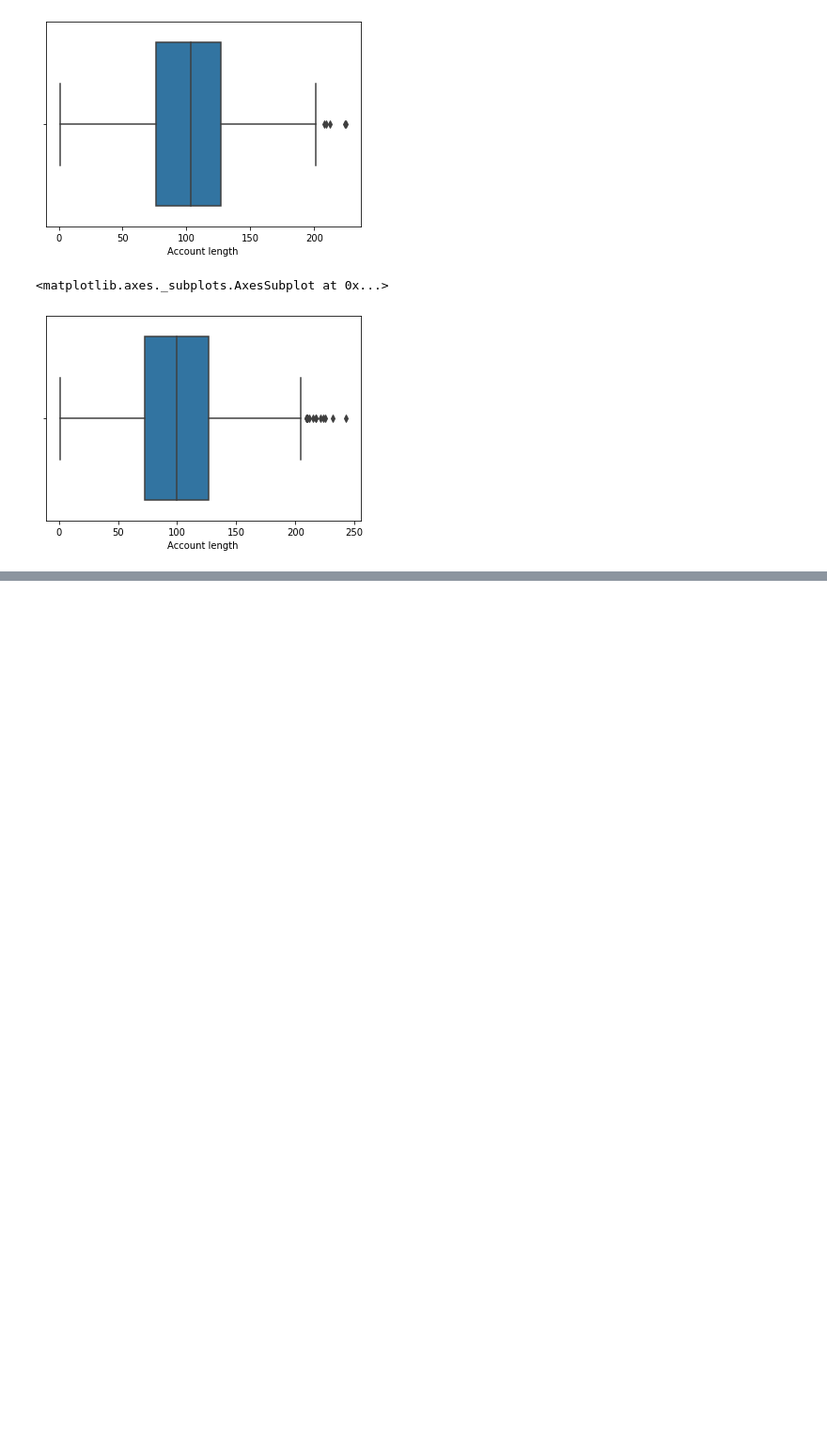
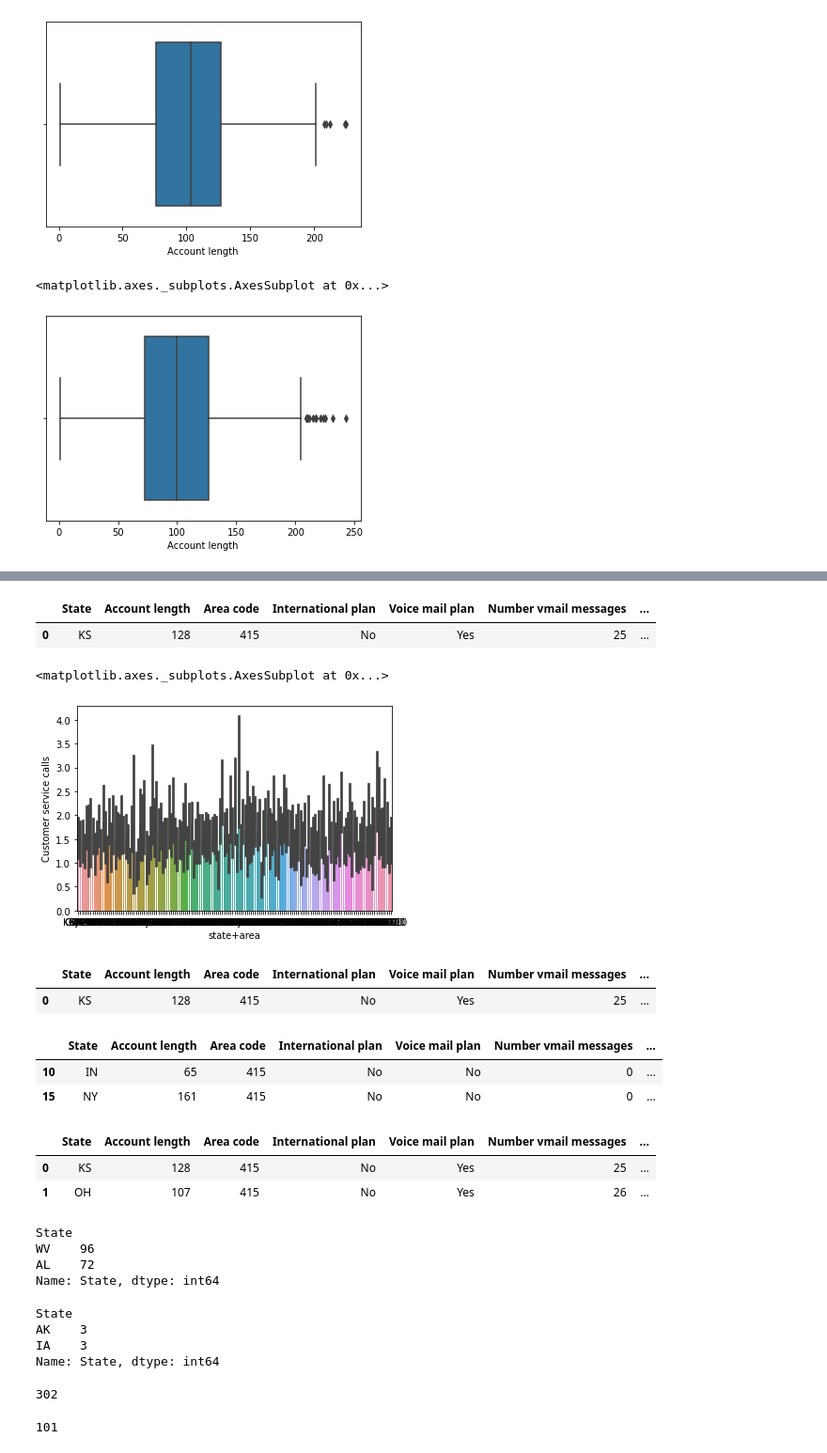
Before and after one commit to Pranavthimmaiah/Telecom-Churn-and-customer-retention-methods, a Jupyter notebook: Pranav_Thimmaiah_Team_1_Capstone_Project.ipynb, the cells around one changed output, grey strips where cells are left out. Shown at 94% size. Cells and saved outputs as stored; diff of their text form; code cells hidden in the pictures; blank space fills up the shorter version.

```diff
--- a/Pranav_Thimmaiah_Team_1_Capstone_Project.ipynb
+++ b/Pranav_Thimmaiah_Team_1_Capstone_Project.ipynb
@@ -53,4 +39,2 @@ Int Charges
 
 2) due to bad customer service
-# %%
-x=df['Churn']==
@@ -101,0 +105,12 @@ sns.boxplot(df[df['Churn']==False]['Account length'])
+# %%
+df['state+area']=df.apply(lambda x: x['State']+str(x['Area code']),axis=1)
+# %%
+df.head(1)
+# %% [output]
+|  | State | Account length | Area code | International plan | Voice mail plan | Number vmail messages | ... |
+| 0 | KS | 128 | 415 | No | Yes | 25 | ... |
+# %%
+sns.barplot(x=df['state+area'],y=df['Customer service calls'])
+# %% [output]
+<matplotlib.axes._subplots.AxesSubplot at 0x...>
+[figure, added]
@@ -101,0 +119,5 @@ sns.boxplot(df[df['Churn']==False]['Account length'])
+# %%
+df.head(1)
+# %% [output]
+|  | State | Account length | Area code | International plan | Voice mail plan | Number vmail messages | ... |
+| 0 | KS | 128 | 415 | No | Yes | 25 | ... |
@@ -101,0 +128,34 @@ sns.boxplot(df[df['Churn']==False]['Account length'])
+# %%
+true_df.head(2)
+# %% [output]
+|  | State | Account length | Area code | International plan | Voice mail plan | Number vmail messages | ... |
+| 10 | IN | 65 | 415 | No | No | 0 | ... |
+| 15 | NY | 161 | 415 | No | No | 0 | ... |
+# %%
+false_df.head(2)
+# %% [output]
+|  | State | Account length | Area code | International plan | Voice mail plan | Number vmail messages | ... |
+| 0 | KS | 128 | 415 | No | Yes | 25 | ... |
+| 1 | OH | 107 | 415 | No | Yes | 26 | ... |
+# %%
+false_df.groupby('State')['State'].count().sort_values(ascending = False).head(2)
+# %% [output]
+State
+WV    96
+AL    72
+Name: State, dtype: int64
+# %%
+true_df.groupby('State')['State'].count().sort_values(ascending = True).head(2)
+# %% [output]
+State
+AK    3
+IA    3
+Name: State, dtype: int64
+# %%
+len(true_df[(true_df['International plan']=='No')&(true_df['Voice mail plan']=='No')])
+# %% [output]
+302
+# %%
+len(true_df[(true_df['International plan']=='Yes')&(true_df['Voice mail plan']=='No')])
+# %% [output]
+101
```
Also changed, not shown: parts of 18 cells of this notebook.
